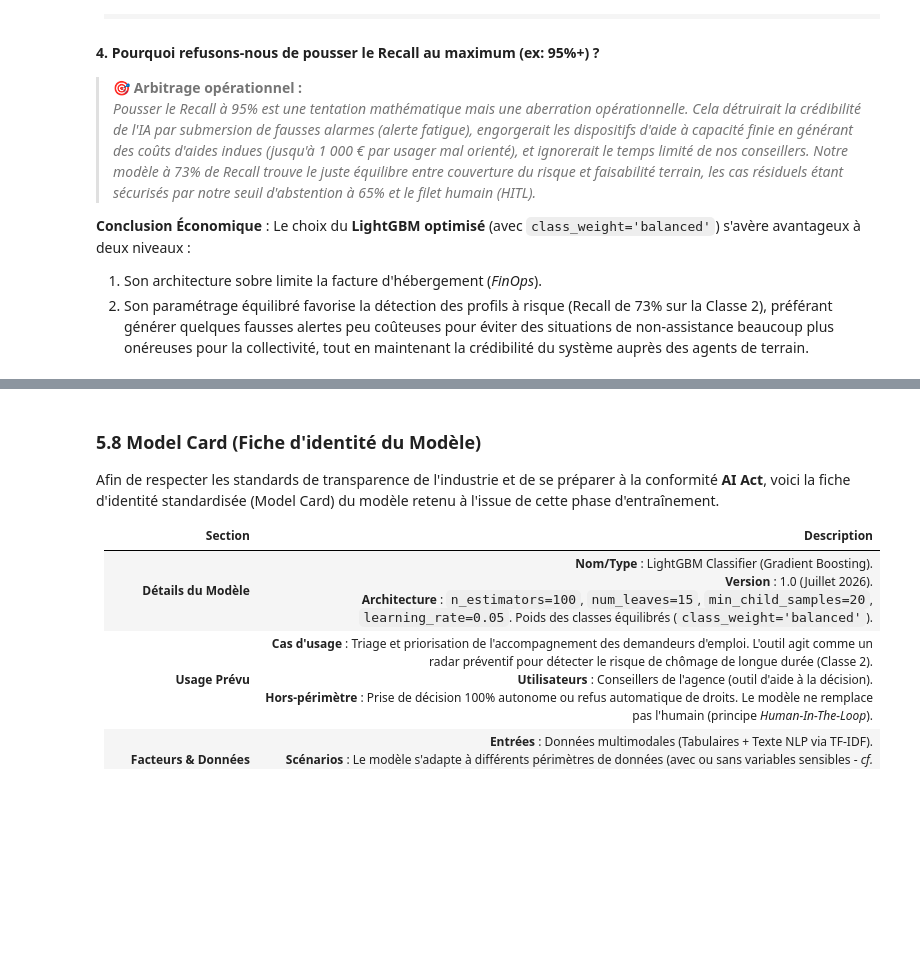
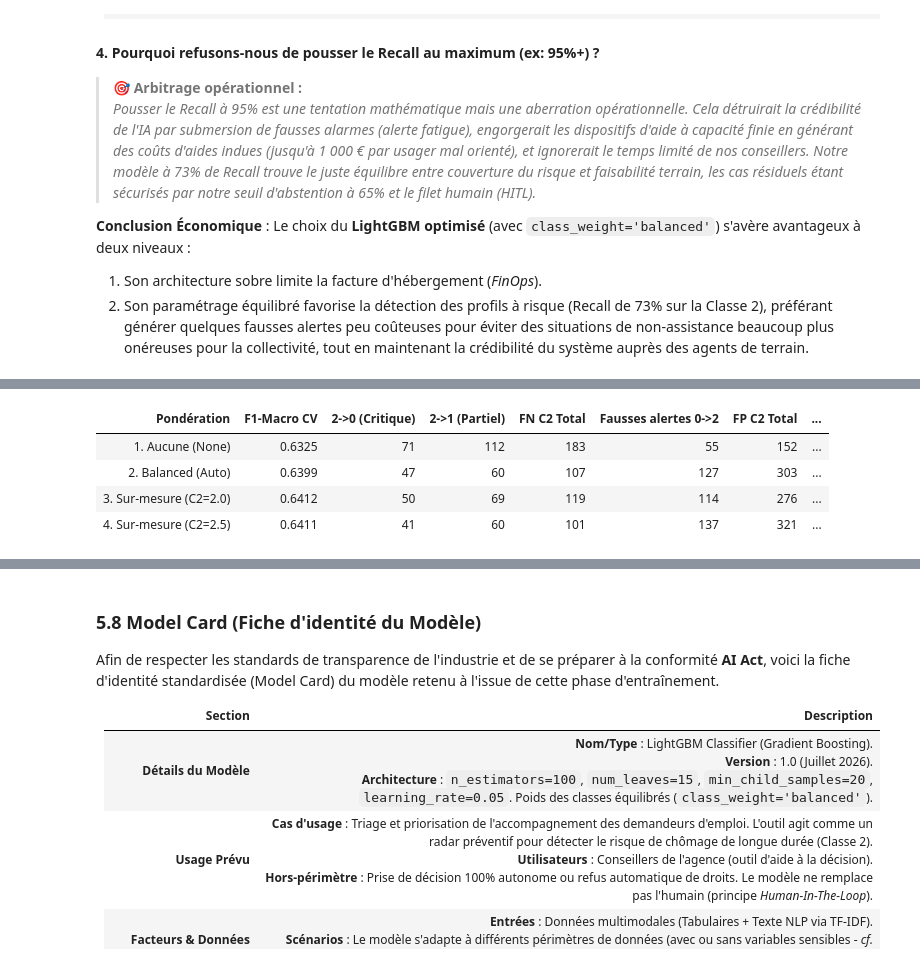
Before and after one commit to FranckBeugnet/certification_upskilling_ia, a Jupyter notebook: rendu_certif.ipynb, the cells around one changed output, grey strips where cells are left out. Saved outputs shown, nothing was run; the diff lists cells and outputs as text; code cells hidden in the pictures; blank space fills up the shorter version.

```diff
--- a/rendu_certif.ipynb
+++ b/rendu_certif.ipynb
@@ -1066,3 +1058,93 @@ Notre modèle agit comme un système de triage préventif. Pour quantifier l'imp
 Le choix du **LightGBM optimisé** (avec `class_weight='balanced'`) s'avère avantageux à deux niveaux :
 1. Son architecture sobre limite la facture d'hébergement (*FinOps*).
 2. Son paramétrage équilibré favorise la détection des profils à risque (Recall de 73% sur la Classe 2), préférant générer quelques fausses alertes peu coûteuses pour éviter des situations de non-assistance beaucoup plus onéreuses pour la collectivité, tout en maintenant la crédibilité du système auprès des agents de terrain.
+# %%
+# =====================================================================
+# ⚖️ ÉVALUATION EXPÉRIMENTALE DES LEVIERS DE COÛTS SUR S2 (CV 5-FOLD)
+# =====================================================================
+from sklearn.model_selection import StratifiedKFold, cross_val_predict
+from lightgbm import LGBMClassifier
+from sklearn.metrics import f1_score, confusion_matrix
+import pandas as pd
+import numpy as np
+
+cv_eval = StratifiedKFold(n_splits=5, shuffle=True, random_state=42)
+base_lgb_eval = {'learning_rate': 0.05, 'num_leaves': 15, 'min_child_samples': 20, 'n_estimators': 100, 'random_state': 42, 'verbose': -1}
+
+# 1. Levier Amont : Comparaison de 4 schémas de pondération sur le train (N=2000)
+weight_schemes = [
+    ("1. Aucune (None)", None),
+    ("2. Balanced (Auto)", "balanced"),
+    ("3. Sur-mesure (C2=2.0)", {0: 1.0, 1: 1.0, 2: 2.0}),
+    ("4. Sur-mesure (C2=2.5)", {0: 1.0, 1: 1.0, 2: 2.5})
+]
+
+weight_rows = []
+for label, cw in weight_schemes:
+    pipe_w = build_model_pipeline("S2", LGBMClassifier(**{**base_lgb_eval, 'class_weight': cw}))
+    y_cv_w = cross_val_predict(pipe_w, X_train, y_train, cv=cv_eval, n_jobs=-1)
+
+    f1 = f1_score(y_train, y_cv_w, average="macro")
+    cm = confusion_matrix(y_train, y_cv_w)
+    err_2_0 = cm[2, 0]
+    err_2_1 = cm[2, 1]
+    fn_c2 = err_2_0 + err_2_1
+    fp_0_2 = cm[0, 2]
+    total_fp_c2 = cm[0, 2] + cm[1, 2]
+
+    # Matrice de coûts §5.7 : FN = 6000 €, FP = 17.50 €
+    cout_std = (fn_c2 * 6000) + (total_fp_c2 * 17.50)
+    # Coût affiné métier : 2->0 = 6000 € (abandon), 2->1 = 1000 € (aide intermédiaire), FP = 17.50 €
+    cout_aff = (err_2_0 * 6000) + (err_2_1 * 1000) + (total_fp_c2 * 17.50)
+
+    weight_rows.append({
+        "Pondération": label,
+        "F1-Macro CV": round(f1, 4),
+        "2->0 (Critique)": err_2_0,
+        "2->1 (Partiel)": err_2_1,
+        "FN C2 Total": fn_c2,
+        "Fausses alertes 0->2": fp_0_2,
+        "FP C2 Total": total_fp_c2,
+        "Coût Matrice §5.7": f"{cout_std:,.0f} €",
+        "Coût Affiné": f"{cout_aff:,.0f} €"
+    })
+
+print("=== COMPARAISON DES PONDÉRATIONS DE CLASSES (TRAIN CV 5-FOLD) ===")
+df_weights_res = pd.DataFrame(weight_rows)
+display(df_weights_res)
+
+# 2. Levier Aval : Évaluation du seuil de décision P(C2) >= 0.25 vs Argmax standard
+pipe_s2_balanced = build_model_pipeline("S2", LGBMClassifier(**{**base_lgb_eval, 'class_weight': 'balanced'}))
+y_cv_proba = cross_val_predict(pipe_s2_balanced, X_train, y_train, cv=cv_eval, method="predict_proba", n_jobs=-1)
+
+y_cv_argmax = np.argmax(y_cv_proba, axis=1)
+y_cv_t25 = np.array([2 if p[2] >= 0.25 else (0 if p[0] >= p[1] else 1) for p in y_cv_proba])
+
+cm_arg = confusion_matrix(y_train, y_cv_argmax)
+cm_t25 = confusion_matrix(y_train, y_cv_t25)
+
+df_thresh_res = pd.DataFrame([
+    {
+        "Règle de décision": "Argmax Standard (Défaut)",
+        "F1-Macro CV": round(f1_score(y_train, y_cv_argmax, average="macro"), 4),
+        "2->0 (Critique)": cm_arg[2, 0],
+        "2->1 (Partiel)": cm_arg[2, 1],
+        "FN C2 Total": cm_arg[2, 0] + cm_arg[2, 1],
+        "Fausses alertes 0->2": cm_arg[0, 2],
+        "FP C2 Total": cm_arg[0, 2] + cm_arg[1, 2],
+        "Coût Matrice §5.7": f"{((cm_arg[2,0]+cm_arg[2,1])*6000 + (cm_arg[0,2]+cm_arg[1,2])*17.5):,.0f} €"
+    },
+    {
+        "Règle de décision": "Seuil d'Alerte P(C2) >= 0.25",
+        "F1-Macro CV": round(f1_score(y_train, y_cv_t25, average="macro"), 4),
+        "2->0 (Critique)": cm_t25[2, 0],
+        "2->1 (Partiel)": cm_t25[2, 1],
+        "FN C2 Total": cm_t25[2, 0] + cm_t25[2, 1],
+        "Fausses alertes 0->2": cm_t25[0, 2],
+        "FP C2 Total": cm_t25[0, 2] + cm_t25[1, 2],
+        "Coût Matrice §5.7": f"{((cm_t25[2,0]+cm_t25[2,1])*6000 + (cm_t25[0,2]+cm_t25[1,2])*17.5):,.0f} €"
+    }
+])
+print("\n=== ÉVALUATION DU SEUIL D'ALERTE MÉTIER (TRAIN CV 5-FOLD) ===")
+display(df_thresh_res)
+# %% [output]
@@ -1068,0 +1152,5 @@ Le choix du **LightGBM optimisé** (avec `class_weight='balanced'`) s'avère ava
+| Pondération | F1-Macro CV | 2->0 (Critique) | 2->1 (Partiel) | FN C2 Total | Fausses alertes 0->2 | FP C2 Total | ... |
+| 1. Aucune (None) | 0.6325 | 71 | 112 | 183 | 55 | 152 | ... |
+| 2. Balanced (Auto) | 0.6399 | 47 | 60 | 107 | 127 | 303 | ... |
+| 3. Sur-mesure (C2=2.0) | 0.6412 | 50 | 69 | 119 | 114 | 276 | ... |
+| 4. Sur-mesure (C2=2.5) | 0.6411 | 41 | 60 | 101 | 137 | 321 | ... |
```
Also changed, not shown: parts of 13 cells of this notebook, 6 other files.
